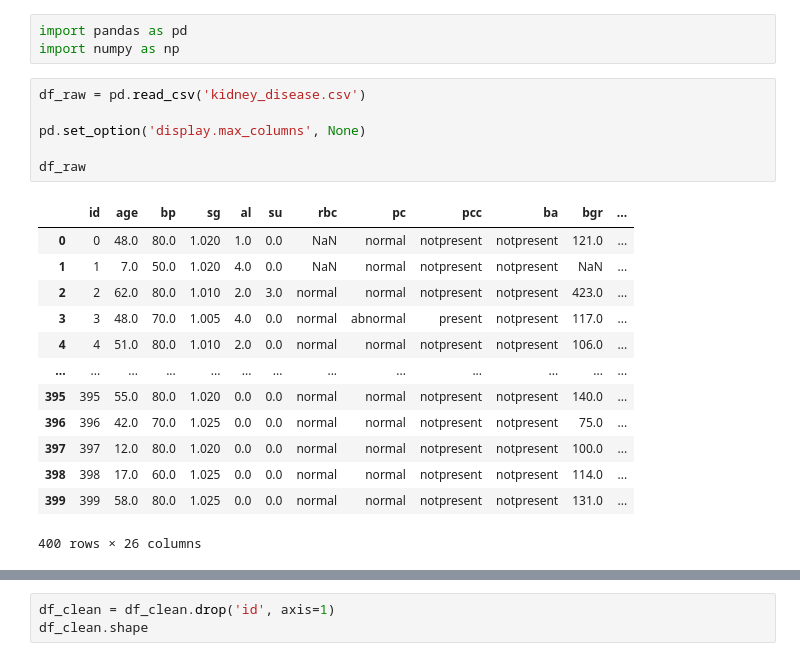
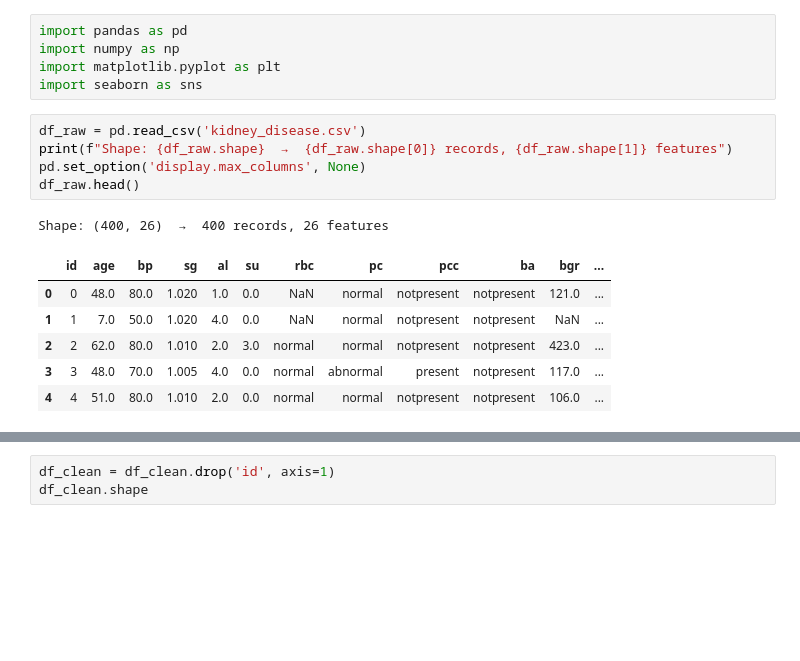
Before and after one commit to ShabeebMhd/CKD_Capstone-Project, a Jupyter notebook: Preprocessing_myself.ipynb, the cells around one changed output, grey strips where cells are left out. Drawn from its saved outputs; the diff is of its cells as text; blank space fills up the shorter version.

```diff
--- a/Preprocessing_myself.ipynb
+++ b/Preprocessing_myself.ipynb
@@ -1,23 +1,18 @@
 # %%
 import pandas as pd
 import numpy as np
+import matplotlib.pyplot as plt
+import seaborn as sns
 # %%
 df_raw = pd.read_csv('kidney_disease.csv')
-
+print(f"Shape: {df_raw.shape}  →  {df_raw.shape[0]} records, {df_raw.shape[1]} features")
 pd.set_option('display.max_columns', None)
-
-df_raw
+df_raw.head()
 # %% [output]
+Shape: (400, 26)  →  400 records, 26 features
 |  | id | age | bp | sg | al | su | rbc | pc | pcc | ba | bgr | ... |
 | 0 | 0 | 48.0 | 80.0 | 1.020 | 1.0 | 0.0 | NaN | normal | notpresent | notpresent | 121.0 | ... |
 | 1 | 1 | 7.0 | 50.0 | 1.020 | 4.0 | 0.0 | NaN | normal | notpresent | notpresent | NaN | ... |
 | 2 | 2 | 62.0 | 80.0 | 1.010 | 2.0 | 3.0 | normal | normal | notpresent | notpresent | 423.0 | ... |
 | 3 | 3 | 48.0 | 70.0 | 1.005 | 4.0 | 0.0 | normal | abnormal | present | notpresent | 117.0 | ... |
 | 4 | 4 | 51.0 | 80.0 | 1.010 | 2.0 | 0.0 | normal | normal | notpresent | notpresent | 106.0 | ... |
-| ... | ... | ... | ... | ... | ... | ... | ... | ... | ... | ... | ... | ... |
-| 395 | 395 | 55.0 | 80.0 | 1.020 | 0.0 | 0.0 | normal | normal | notpresent | notpresent | 140.0 | ... |
-| 396 | 396 | 42.0 | 70.0 | 1.025 | 0.0 | 0.0 | normal | normal | notpresent | notpresent | 75.0 | ... |
-| 397 | 397 | 12.0 | 80.0 | 1.020 | 0.0 | 0.0 | normal | normal | notpresent | notpresent | 100.0 | ... |
-| 398 | 398 | 17.0 | 60.0 | 1.025 | 0.0 | 0.0 | normal | normal | notpresent | notpresent | 114.0 | ... |
-| 399 | 399 | 58.0 | 80.0 | 1.025 | 0.0 | 0.0 | normal | normal | notpresent | notpresent | 131.0 | ... |
-400 rows × 26 columns
```
Also changed, not shown: parts of 66 cells of this notebook.
